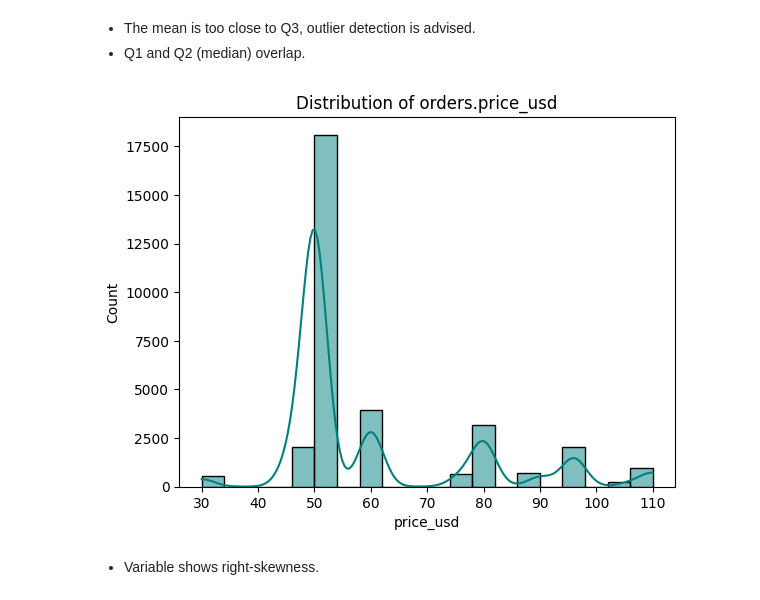
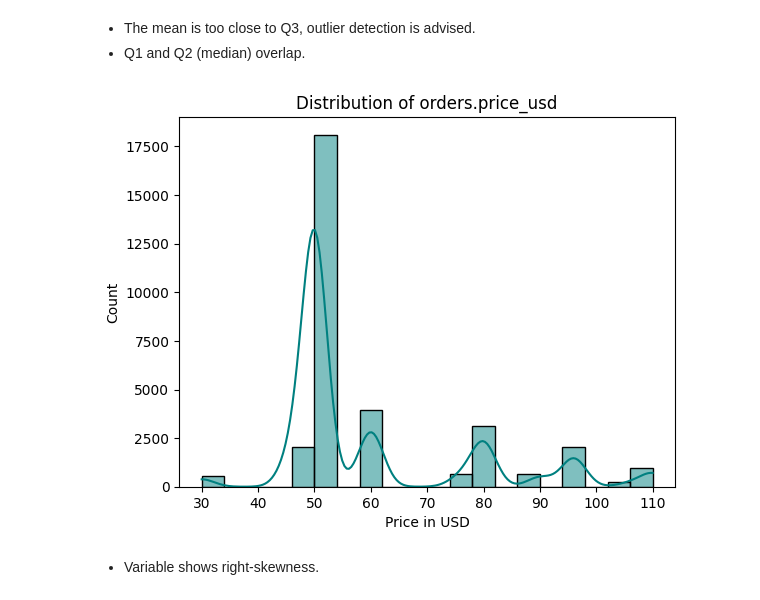
Before and after one commit to efrenchavez/2026_01_Toy_Store_E-Commerce, a Jupyter notebook: jupyter/eda.ipynb, the cells around one changed output. Saved outputs shown, nothing was run; the diff lists cells and outputs as text; code cells hidden in the pictures.

Commit message:
Before going to sleep
Continued the EDA work.
Orders table mostly done.
Feature engineering started.

```diff
--- a/jupyter/eda.ipynb
+++ b/jupyter/eda.ipynb
@@ -358,12 +516,13 @@ Name: price_usd, dtype: float64
 # %%
 sns.histplot(x=orders['price_usd'],
              color='teal',
              kde=True,
              bins=20)
-plt.title('Distribution of orders.price_usd') # Add a title
+plt.xlabel('Price in USD')
+plt.title('Distribution of orders.price_usd')
 plt.show()
 # %% [output]
-[figure, old version]
+[figure, new version]
 # %% [markdown]
 * Variable shows right-skewness.
 # %%
```
Also changed, not shown: parts of 70 cells of this notebook, 1 other file.
